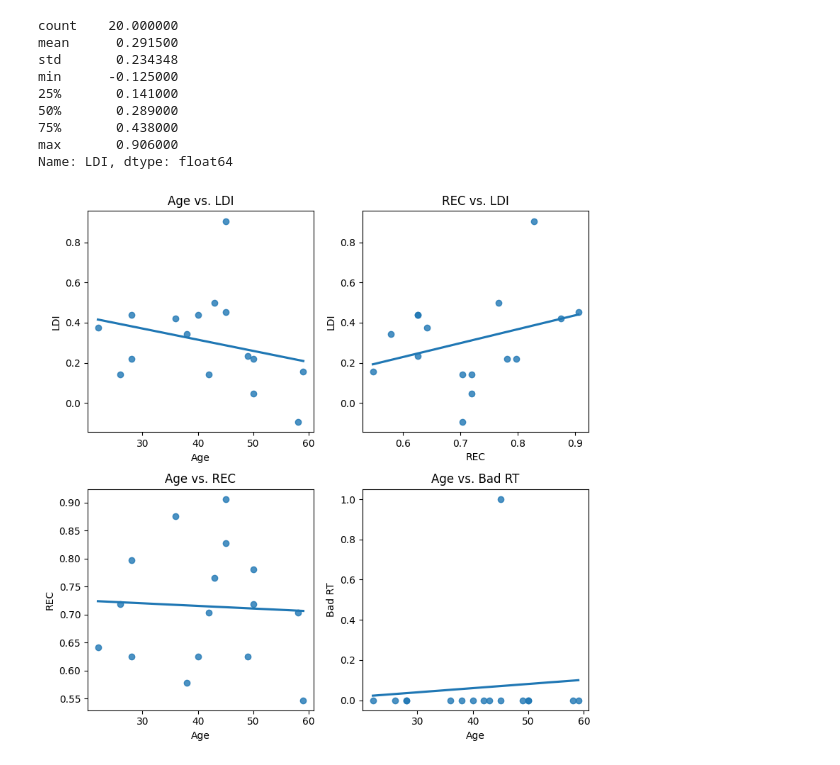
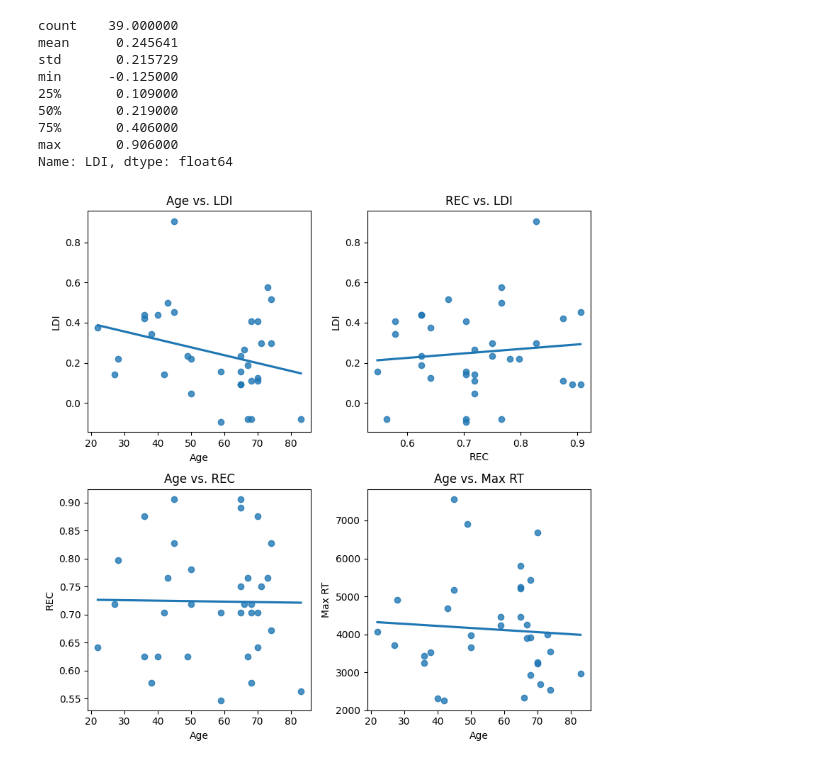
Before and after one commit to JerryGuo2001/GraphWalkFlights, a Jupyter notebook: Graph-Walk-Flight_Psiturk_by_Jerry_Rohin/data/analysis/mst_convert.ipynb, the cells around one changed output. Drawn from its saved outputs; the diff is of its cells as text; code cells hidden in the pictures.

```diff
--- a/Graph-Walk-Flight_Psiturk_by_Jerry_Rohin/data/analysis/mst_convert.ipynb
+++ b/Graph-Walk-Flight_Psiturk_by_Jerry_Rohin/data/analysis/mst_convert.ipynb
@@ -33,7 +33,8 @@ for result_folder in sorted(os.listdir(main_folder)):
                 if os.path.isdir(os.path.join(result_path, f))]
             )
             if len(comp_folders) >= 3:
-                print(f"Number of subfolders in Participant folder: {len(comp_folders)}")
+                if len(comp_folders) != 6:
+                    print(f"Number of subfolders in Participant folder: {len(comp_folders)}")
                 target_comp = comp_folders[1]
                 data_path = os.path.join(result_path, target_comp, 'data.txt')
                 if os.path.exists(data_path):
@@ -55,7 +56,7 @@ for result_folder in sorted(os.listdir(main_folder)):
                 if os.path.isdir(os.path.join(result_path, f))]
             )
             if len(comp_folders) >= 3:
-                target_comp = comp_folders[5]
+                target_comp = comp_folders[4]
                 data_path = os.path.join(result_path, target_comp, 'data.txt')
                 if os.path.exists(data_path):
                     with open(data_path, 'r') as file:
@@ -90,7 +91,7 @@ for result_folder in sorted(os.listdir(main_folder)):
                 if os.path.isdir(os.path.join(result_path, f))]
             )
             if len(comp_folders) >= 3:
-                target_comp = comp_folders[3]
+                target_comp = comp_folders[4]
                 data_path = os.path.join(result_path, target_comp, 'data.txt')
                 if os.path.exists(data_path):
                     with open(data_path, 'r') as file:
@@ -102,16 +103,33 @@ for result_folder in sorted(os.listdir(main_folder)):
         with open(data_path, 'r') as file:
             data = json.load(file)
         df_dem = pd.DataFrame(data)
-        df_dem['Age'] = dob_to_age(df_dem['response'].values[0]['dob'])
+        # df_dem['Age'] = dob_to_age(df_dem['response'].values[0]['dob'])
         df_demcomb.append(df_dem)
 
-df_demographic = pd.concat(df_demcomb)
-df_demographic
 
-df_combined['Age'] = df_demographic['Age']
+demPath = '/Users/rohinpalsule/Downloads/mstDemographics'
+dem_app = []
+for result_folder in os.listdir(demPath):
+    dem_ind = pd.read_csv(os.path.join(demPath,result_folder),on_bad_lines='skip')
+    dem_app.append(dem_ind)
+df_dem_new = pd.concat(dem_app)
+df_dem_new = df_dem_new[['Participant id','Age']]
+df_dem_new = df_dem_new.rename(columns={'Participant id':'idcode'})
+df_dem_new
 
+# Get unmatched IDs (those in df_combined but not in df_dem_new)
+unmatched_ids = df_combined[~df_combined['idcode'].isin(df_dem_new['idcode'])]['idcode'].unique()
+
+if unmatched_ids.size >0:
+    print("Unmatched IDs:")
+    print(unmatched_ids)
+else:
+    print("All IDs found in Demographics!")
+
+df_combined = df_combined.merge(df_dem_new, on='idcode', how='left')
 # Clean df that is nice and pretty and ignores everything above
 df_combined = df_combined[['idcode','REC','LDI','Unrealistic RT','Age','Max RT']].reset_index(drop='index')
 df_combined['LDI'] = df_combined['LDI'].astype(float)
 df_combined['REC'] = df_combined['REC'].astype(float)
+df_combined['Age'] = df_combined['Age'].astype(int)
 # %% [output]
@@ -200,13 +188,13 @@ print(filtered_df['idcode'].values)
 # %%
 df_combined['LDI'].describe()
 # %% [output]
-count    20.000000
-mean      0.291500
-std       0.234348
+count    39.000000
+mean      0.245641
+std       0.215729
 min      -0.125000
-25%       0.141000
-50%       0.289000
-75%       0.438000
+25%       0.109000
+50%       0.219000
+75%       0.406000
 max       0.906000
 Name: LDI, dtype: float64
 # %%
@@ -216,37 +204,37 @@ import matplotlib.pyplot as plt
 
 fig, axes = plt.subplots(2, 2, figsize=(8, 8))
 
 # Plot 1: Age vs LDI
 sns.regplot(data=filtered_df, x='Age', y='LDI', ax=axes[0][0], ci=None)
 axes[0][0].set_title("Age vs. LDI")
 axes[0][0].set_xlabel("Age")
 axes[0][0].set_ylabel("LDI")
 
 # Plot 2: REC vs LDI
 sns.regplot(data=filtered_df, x='REC', y='LDI', ax=axes[0][1], ci=None)
 axes[0][1].set_title("REC vs. LDI")
 axes[0][1].set_xlabel("REC")
 axes[0][1].set_ylabel("LDI")
 
 # Plot 3: Age vs REC
 sns.regplot(data=filtered_df, x='Age', y='REC', ax=axes[1][0], ci=None)
 axes[1][0].set_title("Age vs. REC")
 axes[1][0].set_xlabel("Age")
 axes[1][0].set_ylabel("REC")
 
 # Plot 4: Age vs Bad RT
-sns.regplot(data=filtered_df, x='Age', y='Unrealistic RT', ax=axes[1][1], ci=None)
-axes[1][1].set_title("Age vs. Bad RT")
+sns.regplot(data=filtered_df, x='Age', y='Max RT', ax=axes[1][1], ci=None)
+axes[1][1].set_title("Age vs. Max RT")
 axes[1][1].set_xlabel("Age")
-axes[1][1].set_ylabel("Bad RT")
+axes[1][1].set_ylabel("Max RT")
 
 # Improve layout
 # plt.tight_layout(rect=[0, 0, 0.95, 0.95])
 # plt.suptitle("MST Participant Correlations")
 plt.tight_layout()
 plt.show()
 # %% [output]
-[figure, old version]
+[figure, new version]
 # %%
 # Histogram of REC Scores for Filtered Participants
 
```
Also changed, not shown: parts of 11 cells of this notebook, 4 other files.
